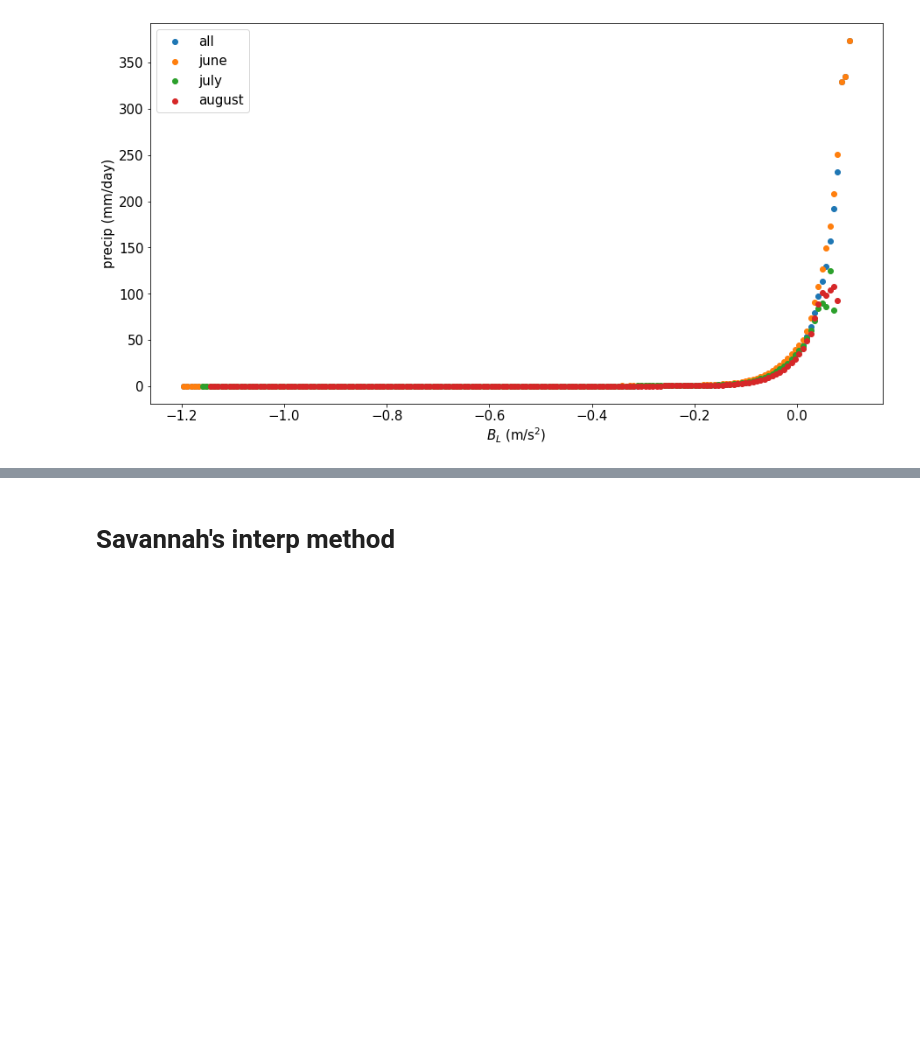
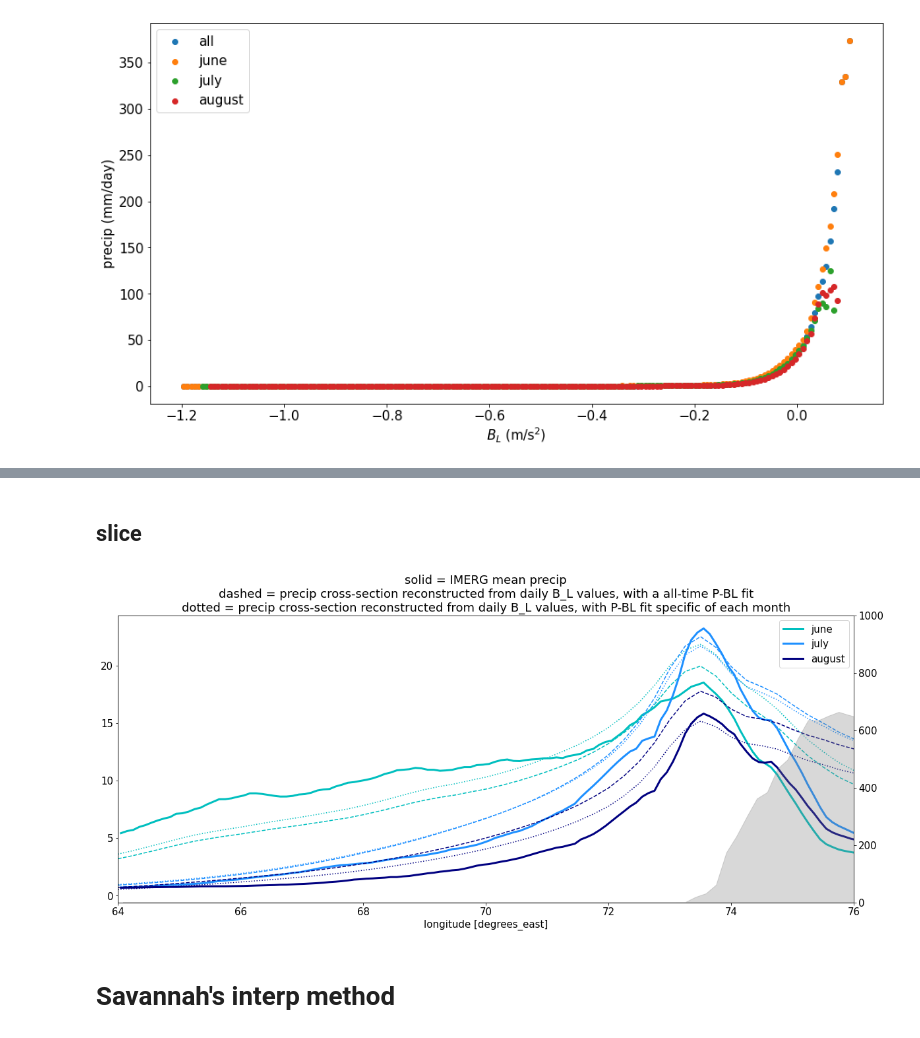
Before and after one commit to qnicolas/orographicPrecipitation, a Jupyter notebook: observationsAndERA5/ghatsPrecipBLrelation.ipynb, the cells around one changed output, grey strips where cells are left out. Drawn from its saved outputs; the diff is of its cells as text; code cells hidden in the pictures; blank space fills up the shorter version.

```diff
--- a/observationsAndERA5/ghatsPrecipBLrelation.ipynb
+++ b/observationsAndERA5/ghatsPrecipBLrelation.ipynb
@@ -107,3 +167,33 @@ with warnings.catch_warnings():
+# %%
+fitjun = lambda x : np.exp(popts[0][0]*x+popts[0][1])
+fitjul = lambda x : np.exp(popts[1][0]*x+popts[1][1])
+fitaug = lambda x : np.exp(popts[2][0]*x+popts[2][1])
+# %% [markdown]
+## slice
+# %%
+_,ax = plt.subplots(1,1,figsize=(20,8))
+
+
+
+for month,clr,fitmonth in zip((6,7,8),('c','dodgerblue','navy'),(fitjun,fitjul,fitaug)):
+    precip_month_slice = sel_month(Ghats.vars['GPM_PR_DAILY'],month).mean('time').sel(latitude=slice(19.,13.)).mean('latitude')
+    precip_month_slice.plot(ax=ax,label=months[month-6],color=clr,linewidth=3)
+
+    reconstructed_1 = fit(sel_month(Ghats.vars['BLDEEP_DAILY'],month)).mean('time').sel(latitude=slice(19.,13.)).mean('latitude')
+    reconstructed_1.plot(ax=ax,color=clr,linestyle='--')
+
+    reconstructed_2 = fitmonth(sel_month(Ghats.vars['BLDEEP_DAILY'],month)).mean('time').sel(latitude=slice(19.,13.)).mean('latitude')
+    reconstructed_2.plot(ax=ax,color=clr,linestyle=':')
+
+ax2 = ax.twinx()
+hrot = sel_box(np.maximum(0.,topo_midres),Ghats.box).sel(latitude=slice(17.,13.)).mean('latitude')
+ax2.fill_between(hrot.longitude,0*hrot,hrot,color='grey',alpha=0.3)
+ax2.set_ylim(0,1000)
+ax.legend()
+ax.set_xlim(64,76)
+ax.set_title('solid = IMERG mean precip\ndashed = precip cross-section reconstructed from daily B_L values, with a all-time P-BL fit\ndotted = precip cross-section reconstructed from daily B_L values, with P-BL fit specific of each month');None
+# %% [output]
+[figure, added]
 # %% [markdown]
 # Savannah's interp method
 # %%
```
Also changed, not shown: parts of 7 cells of this notebook.
